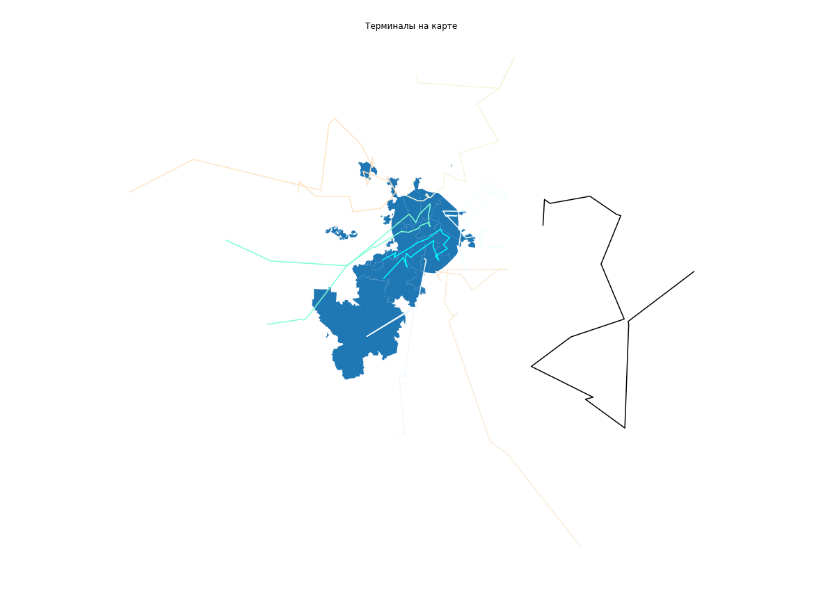
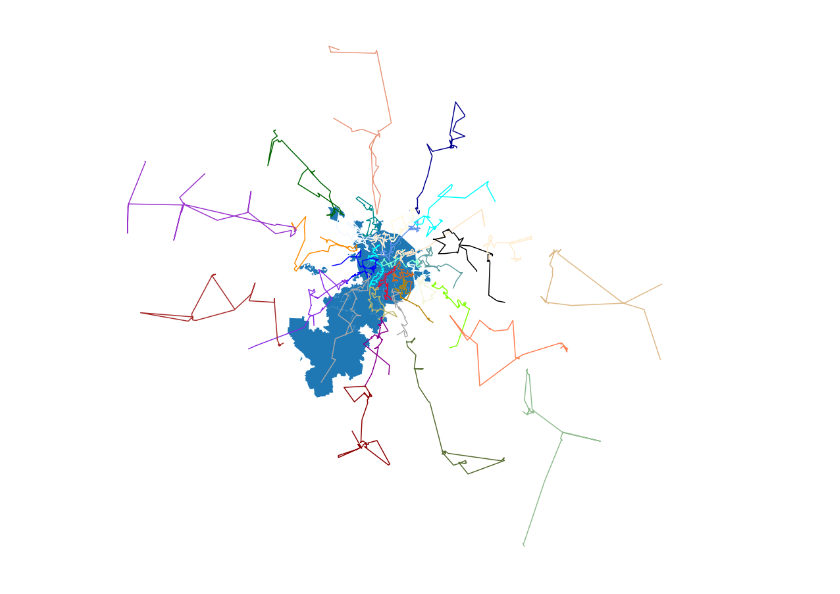
Before and after one commit to black-boomerang/armored-truck-routes, a Jupyter notebook: notebooks/stp_clustering.ipynb, the cells around one changed output. Cells and saved outputs as stored; diff of their text form; code cells hidden in the pictures.

```diff
--- a/notebooks/stp_clustering.ipynb
+++ b/notebooks/stp_clustering.ipynb
@@ -23,8 +58,6 @@ The autoreload extension is already loaded. To reload it, use:
 # %%
-terminals, time_matrix = get_data('../data/')
-
-idx = np.random.choice(len(terminals), size=int(0.1 * len(time_matrix)), replace=False)
-terminals = terminals.iloc[idx]
-time_matrix = time_matrix[np.ix_(idx, idx)]
-clusters = STPClustering(max_length=540).fit_predict(time_matrix)
-len(clusters)
+n_cars = []
+for _ in tqdm(range(100)):
+    idx = np.random.choice(len(terminals), size=int(0.08 * len(time_matrix)), replace=False)
+    clusters = STPClustering(max_length=540).fit_predict(time_matrix[np.ix_(idx, idx)])
+    n_cars.append(len(clusters))
@@ -48,29 +111,0 @@ plt.show()
-# %%
-def dfs(i, visited, tree, path):
-    visited[i] = True
-    path.append(i)
-    for j in tree[i]:
-        if not visited[j]:
-            dfs(j, visited, tree, path)
-
-
-paths = []
-times = []
-for cluster in clusters:
-    subset = time_matrix[np.ix_(cluster, cluster)]
-    tree = mst_prims_algorithm(subset)
-
-    path = []
-    visited = [False] * len(subset)
-    dfs(0, visited, tree, path)
-    path = cluster[path]
-    assert len(np.unique(path)) == len(path)
-
-    src, dst = path[:-1], path[1:]
-    elapsed = (time_matrix[src, dst]).sum() + 10 * len(path)
-
-    paths.append(cluster)
-    times.append(elapsed)
-
-times = np.array(times)
-np.round([times.min(), times.max(), times.mean()], 3)
@@ -148,18 +157,18 @@ plt.show()
 # %%
 import matplotlib.colors as mcolors
 
 
 colors = list(mcolors.CSS4_COLORS)
 moscow = gpd.read_file('ao-shape.zip')
 
 fig, ax = plt.subplots(figsize=(16, 16))
 moscow.plot(ax=ax)
 
 for path, color in zip(paths, colors):
     ax.plot(terminals['longitude'].iloc[path], terminals['latitude'].iloc[path], c=color)
 
 plt.axis('off')
-plt.title('Терминалы на карте')
+# plt.title('Терминалы на карте')
 plt.show()
 # %% [output]
-[figure, old version]
+[figure, new version]
```
Also changed, not shown: parts of 13 cells of this notebook, 19 other files.
